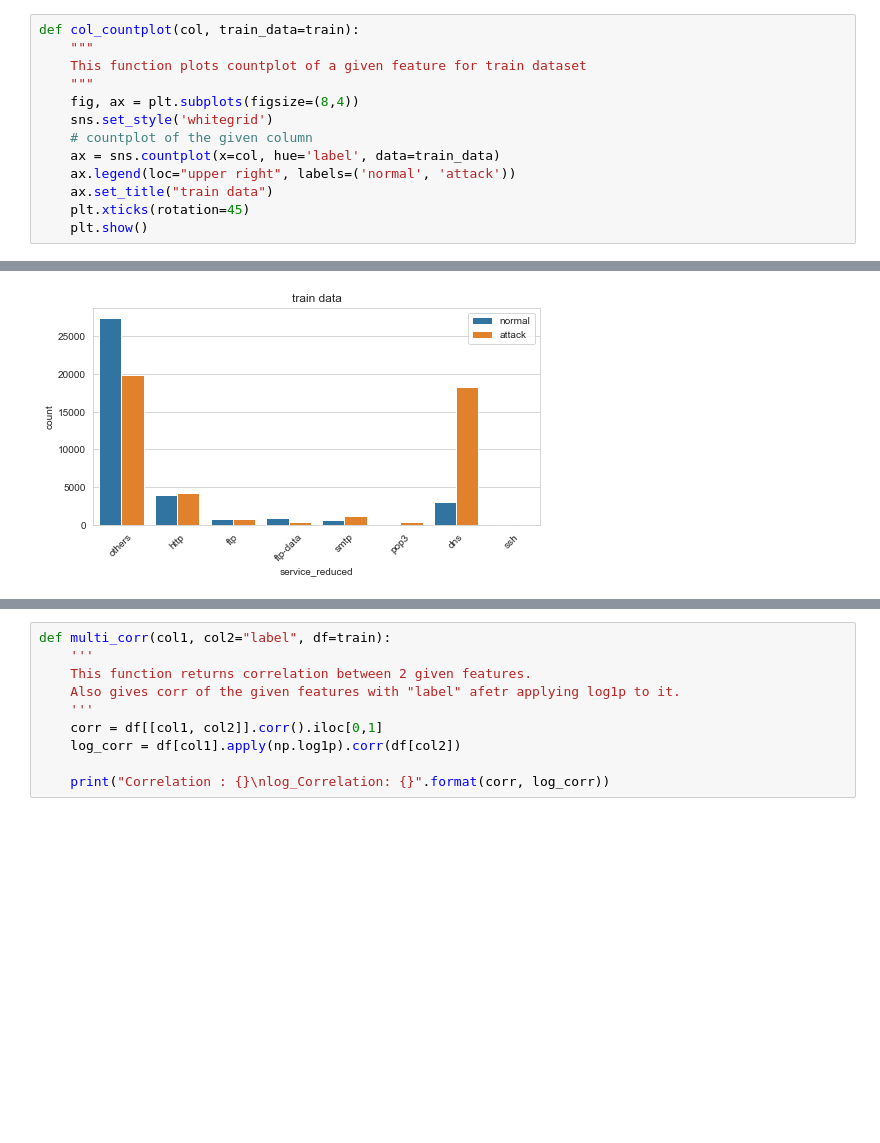
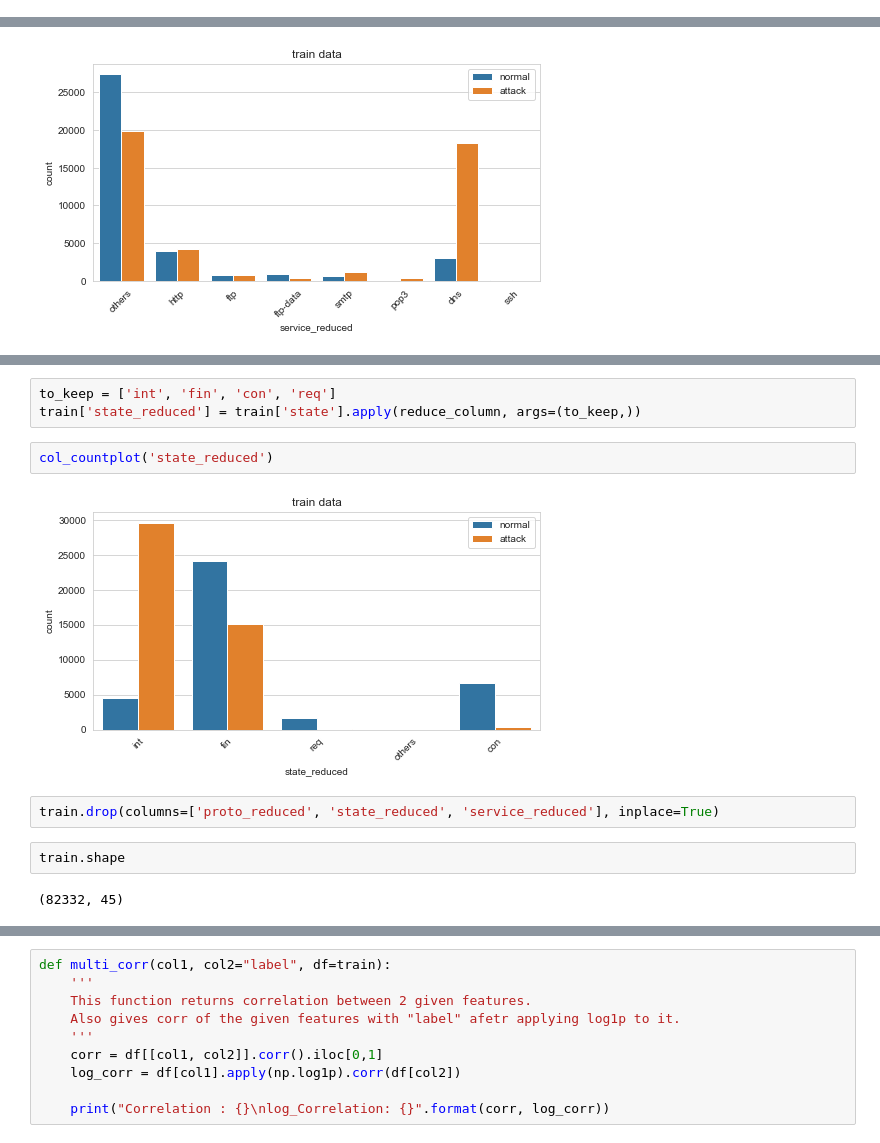
Before and after one commit to divyaKh/CMPE255Project, a Jupyter notebook: 2.EDA/Exploratory_Data_Analysis.ipynb, the cells around one changed output, grey strips where cells are left out. Saved outputs shown, nothing was run; the diff lists cells and outputs as text; blank space fills up the shorter version.

Commit message:
add plots for features

```diff
--- a/2.EDA/Exploratory_Data_Analysis.ipynb
+++ b/2.EDA/Exploratory_Data_Analysis.ipynb
@@ -62,16 +62,3 @@ def col_countplot(col, train_data=train):
     ax.set_title("train data")
     plt.xticks(rotation=45)
     plt.show()
-# %%
-def col_countplot(col, train_data=train):
-    """
-    This function plots countplot of a given feature for train dataset
-    """
-    fig, ax = plt.subplots(figsize=(8,4))
-    sns.set_style('whitegrid')
-    # countplot of the given column
-    ax = sns.countplot(x=col, hue='label', data=train_data)
-    ax.legend(loc="upper right", labels=('normal', 'attack'))
-    ax.set_title("train data")
-    plt.xticks(rotation=45)
-    plt.show()
@@ -225,0 +250,13 @@ col_countplot('service_reduced')
+# %%
+to_keep = ['int', 'fin', 'con', 'req']
+train['state_reduced'] = train['state'].apply(reduce_column, args=(to_keep,))
+# %%
+col_countplot('state_reduced')
+# %% [output]
+[figure, added]
+# %%
+train.drop(columns=['proto_reduced', 'state_reduced', 'service_reduced'], inplace=True)
+# %%
+train.shape
+# %% [output]
+(82332, 45)
```
Also changed, not shown: parts of 53 cells of this notebook.
